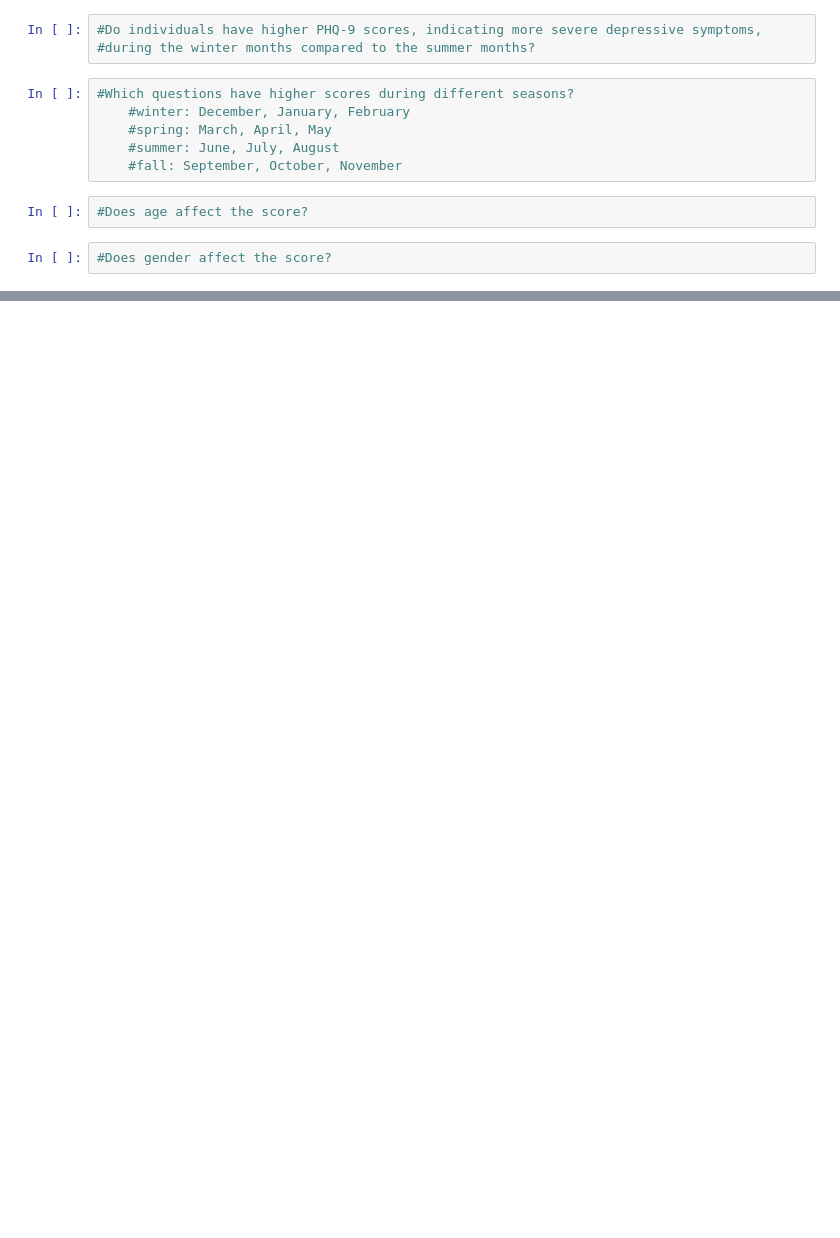
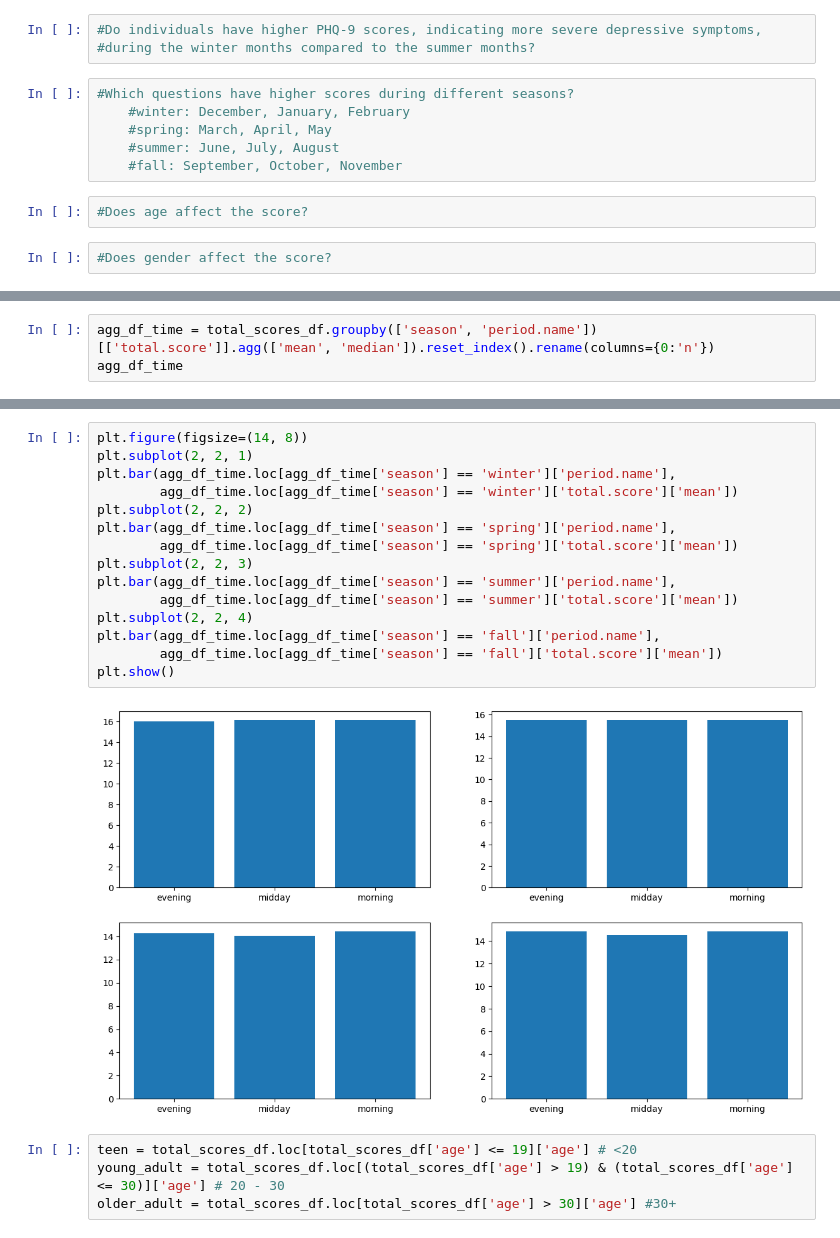
Before and after one commit to meera-patel01/PHQ-9-ANALYSIS, a Jupyter notebook: PHQ-9 ANALYSIS.ipynb, the cells around one changed output, grey strips where cells are left out. Drawn from its saved outputs; the diff is of its cells as text; blank space fills up the shorter version.

```diff
--- a/PHQ-9 ANALYSIS.ipynb
+++ b/PHQ-9 ANALYSIS.ipynb
@@ -354,0 +317,3 @@ plt.bar(agg_df.loc[agg_df['season'] == 'fall']['user_id'], agg_df.loc[agg_df['se
+# %%
+agg_df_time = total_scores_df.groupby(['season', 'period.name'])[['total.score']].agg(['mean', 'median']).reset_index().rename(columns={0:'n'})
+agg_df_time
@@ -354,0 +335,21 @@ plt.bar(agg_df.loc[agg_df['season'] == 'fall']['user_id'], agg_df.loc[agg_df['se
+# %%
+plt.figure(figsize=(14, 8))
+plt.subplot(2, 2, 1)
+plt.bar(agg_df_time.loc[agg_df_time['season'] == 'winter']['period.name'],
+        agg_df_time.loc[agg_df_time['season'] == 'winter']['total.score']['mean'])
+plt.subplot(2, 2, 2)
+plt.bar(agg_df_time.loc[agg_df_time['season'] == 'spring']['period.name'],
+        agg_df_time.loc[agg_df_time['season'] == 'spring']['total.score']['mean'])
+plt.subplot(2, 2, 3)
+plt.bar(agg_df_time.loc[agg_df_time['season'] == 'summer']['period.name'],
+        agg_df_time.loc[agg_df_time['season'] == 'summer']['total.score']['mean'])
+plt.subplot(2, 2, 4)
+plt.bar(agg_df_time.loc[agg_df_time['season'] == 'fall']['period.name'],
+        agg_df_time.loc[agg_df_time['season'] == 'fall']['total.score']['mean'])
+plt.show()
+# %% [output]
+[figure, added]
+# %%
+teen = total_scores_df.loc[total_scores_df['age'] <= 19]['age'] # <20
+young_adult = total_scores_df.loc[(total_scores_df['age'] > 19) & (total_scores_df['age'] <= 30)]['age'] # 20 - 30
+older_adult = total_scores_df.loc[total_scores_df['age'] > 30]['age'] #30+
```
Also changed, not shown: parts of 20 cells of this notebook.
